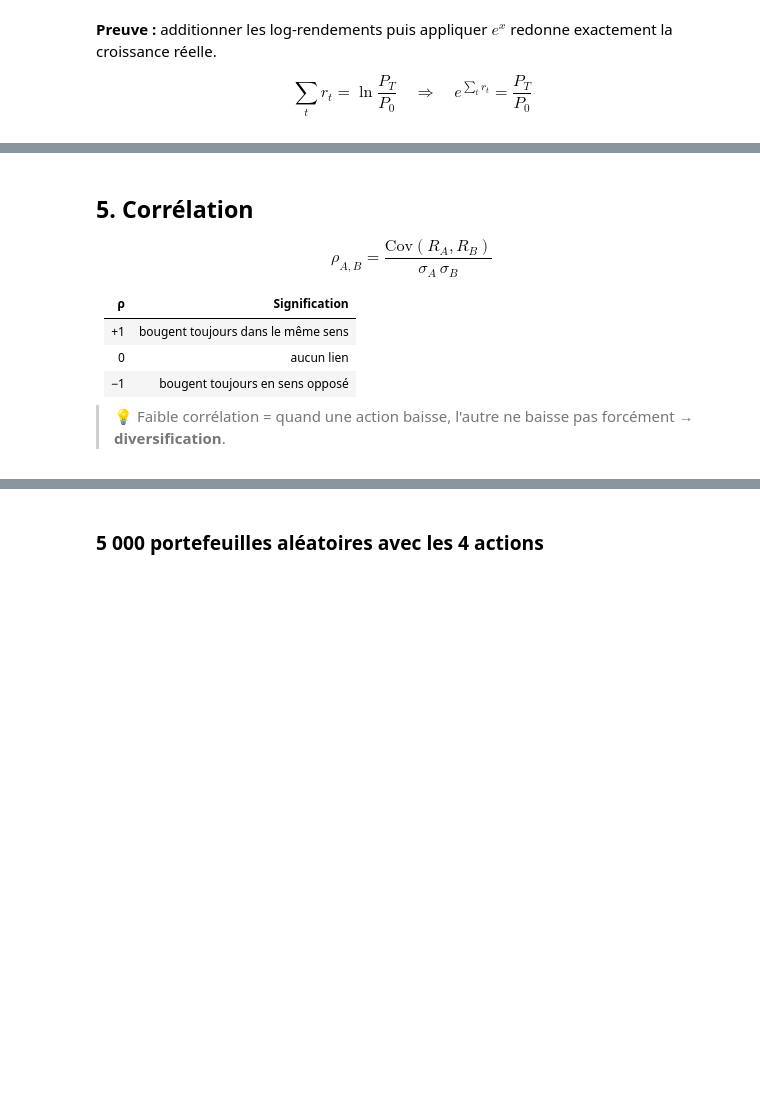
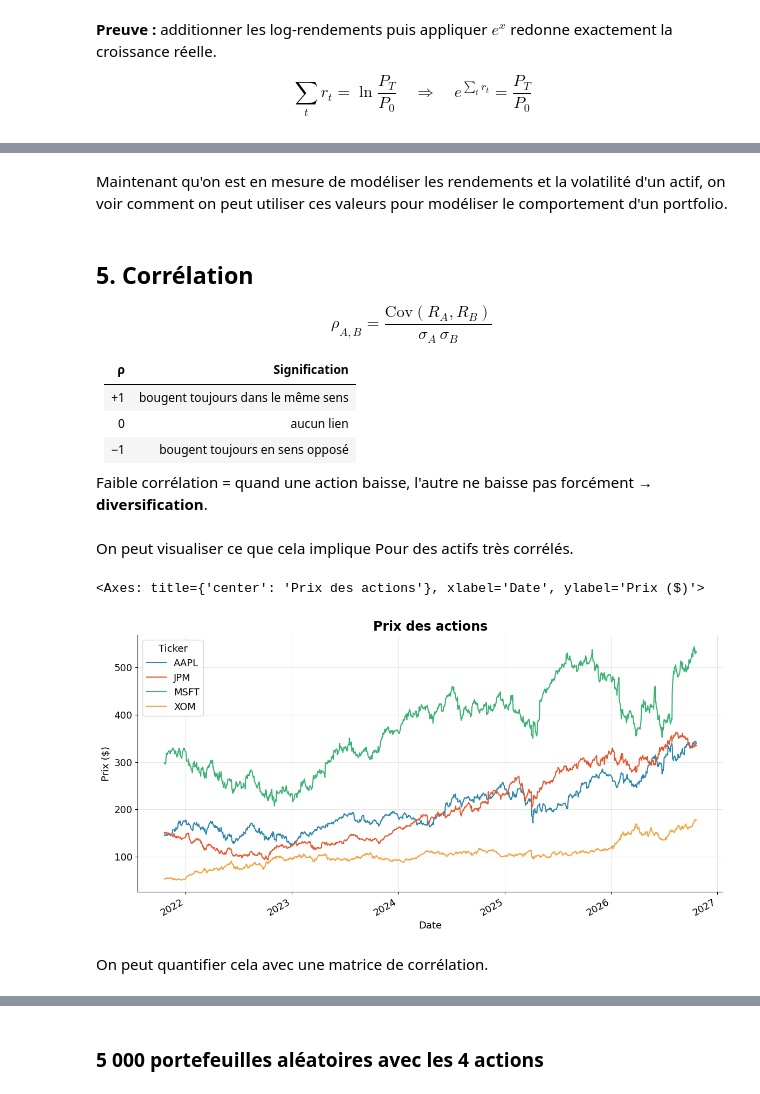
Before and after one commit to edouardferland-beep/Quant101-2026-2027, a Jupyter notebook: Rendements_Volatilite_Correlation_Markowitz.ipynb, the cells around one changed output, grey strips where cells are left out. Cells and saved outputs as stored; diff of their text form; code cells hidden in the pictures; blank space fills up the shorter version.

```diff
--- a/Rendements_Volatilite_Correlation_Markowitz.ipynb
+++ b/Rendements_Volatilite_Correlation_Markowitz.ipynb
@@ -203,3 +204,5 @@ plt.legend()
+# %% [markdown]
+Maintenant qu'on est en mesure de modéliser les rendements et la volatilité d'un actif, on voir comment on peut utiliser ces valeurs pour modéliser le comportement d'un portfolio.
 # %% [markdown]
 ## 5. Corrélation
 
@@ -211,7 +214,16 @@ $$\rho_{A,B} = \frac{\text{Cov}(R_A, R_B)}{\sigma_A \, \sigma_B}$$
 | 0 | aucun lien |
 | −1 | bougent toujours en sens opposé |
 
-> 💡 Faible corrélation = quand une action baisse, l'autre ne baisse pas forcément → **diversification**.
+Faible corrélation = quand une action baisse, l'autre ne baisse pas forcément → **diversification**.
+# %% [markdown]
+On peut visualiser ce que cela implique Pour des actifs très corrélés.
+# %%
+prix.plot(title="Prix des actions", xlabel="Date", ylabel="Prix ($)")
+# %% [output]
+<Axes: title={'center': 'Prix des actions'}, xlabel='Date', ylabel='Prix ($)'>
+[figure, added]
+# %% [markdown]
+On peut quantifier cela avec une matrice de corrélation.
 # %%
 corr = rendements.corr()
 
```
Also changed, not shown: parts of 60 cells of this notebook.
